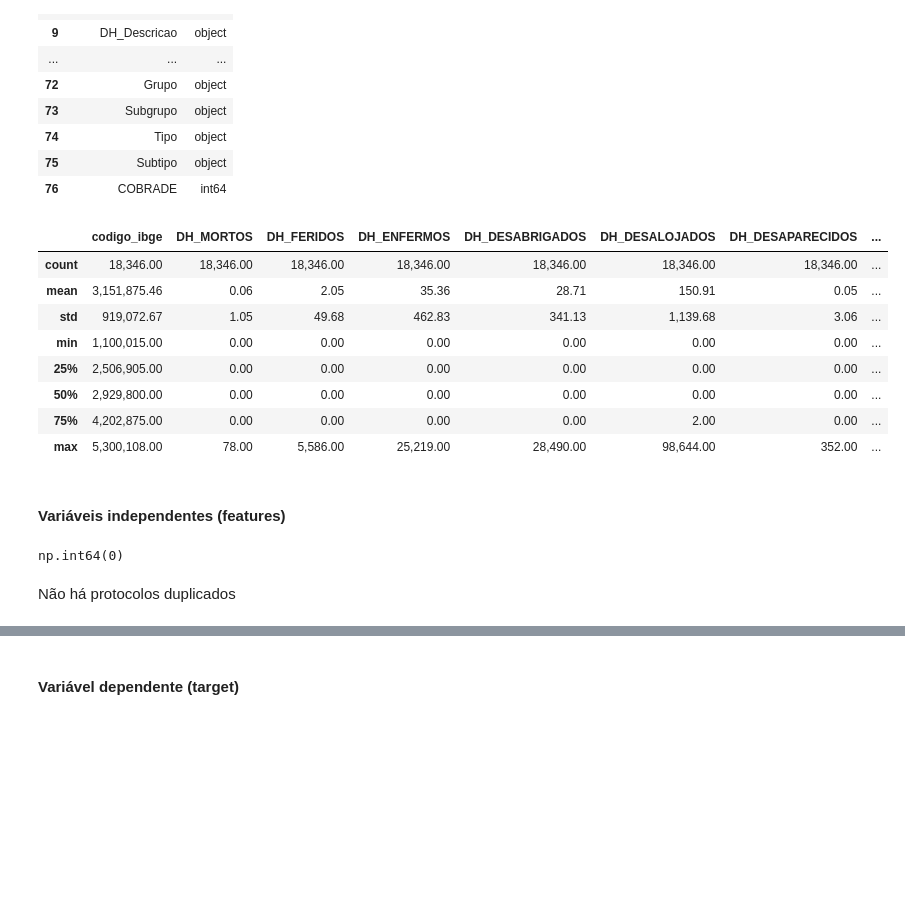
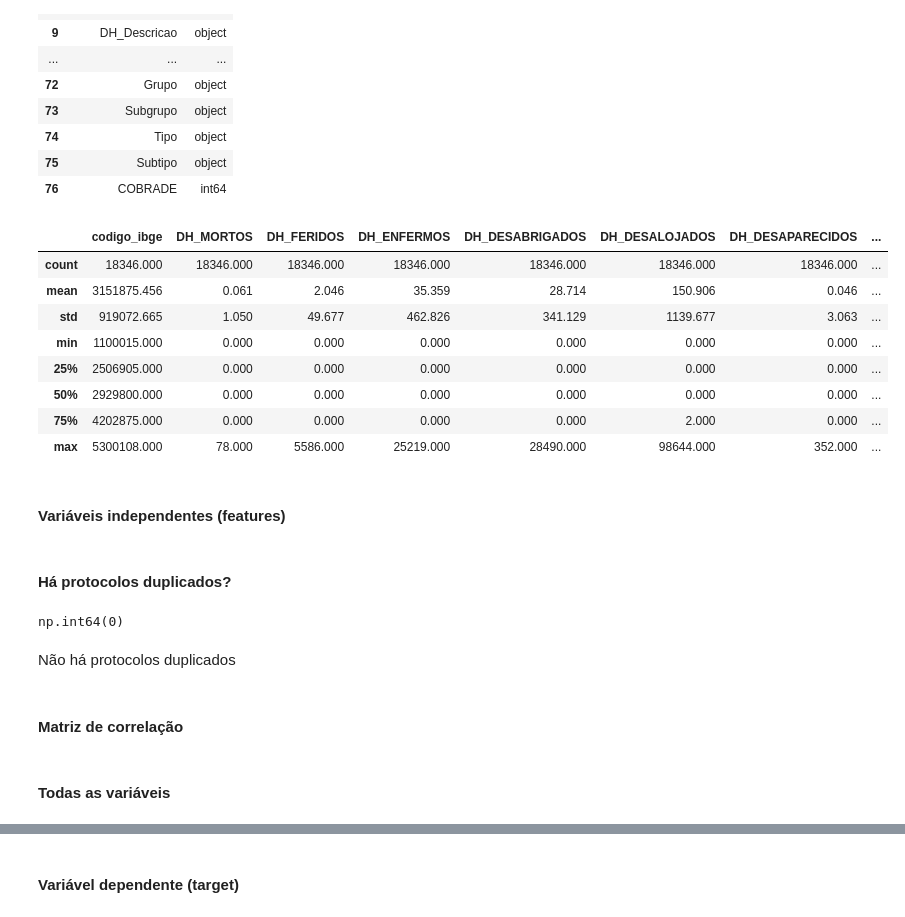
Before and after one commit to brunagmoura/previsaoreconhecimento, a Jupyter notebook: mynewbook/_build/jupyter_execute/AnaliseExploratoria.ipynb, the cells around one changed output, grey strips where cells are left out. Drawn from its saved outputs; the diff is of its cells as text; code cells hidden in the pictures; blank space fills up the shorter version.

```diff
--- a/mynewbook/_build/jupyter_execute/AnaliseExploratoria.ipynb
+++ b/mynewbook/_build/jupyter_execute/AnaliseExploratoria.ipynb
@@ -24,0 +5,33 @@ plt.rcParams['figure.figsize'] = (12, 6)
+# %%
+#Bibliotecas
+import pandas as pd
+import numpy as np
+import seaborn as sns
+import matplotlib.pyplot as plt
+import warnings
+
+#Estilizar conteúdo
+warnings.filterwarnings('ignore')
+
+pd.set_option('display.max_rows', None)
+pd.set_option('display.max_columns', None)
+
+def estilo_tabelas(df, max_altura='300px', casas_decimais=3):
+    return (
+        df.style.set_table_styles(
+            [
+                {'selector': 'thead th', 'props': [('font-size', '12px'), ('text-align', 'center'), ('border-bottom', '2px solid #007BFF')]},  # Azul abaixo do nome das colunas
+                {'selector': 'td', 'props': [('font-size', '10px'), ('text-align', 'center'), ('max-height', '40px'), ('white-space', 'nowrap'), ('text-overflow', 'ellipsis'), ('overflow', 'hidden'), ('max-width', '100px')]},
+                {'selector': 'tr:nth-child(even)', 'props': [('background-color', '#f9f9f9')]},  # Fundo alternado
+                {'selector': 'tr:nth-child(odd)', 'props': [('background-color', '#ffffff')]},
+                {'selector': 'table', 'props': [('width', '90%'), ('margin-left', 'auto'), ('margin-right', 'auto'), ('border-collapse', 'collapse')]},
+                {'selector': 'td, th', 'props': [('border', '1px solid #666')]},  # Bordas cinza escuro
+            ]
+        ).set_properties(
+            **{'background-color': '#f4f4f4', 'border-color': 'darkgray', 'border-style': 'solid', 'border-width': '1px'}
+        ).set_table_attributes(
+            f'style="height:auto; overflow:auto; max-height:{max_altura}; display:block;"'
+        ).format(
+            precision=casas_decimais
+        )
+    )
@@ -35,10 +50,11 @@ dtype = {col: 'object' for col in object_columns}
 df_eventos = pd.read_csv(
     "https://raw.githubusercontent.com/brunagmoura/PrevisorReconhecimento/refs/heads/main/df_eventos_desastres_rec_nrec.csv",
     sep=';',
+    dtype = dtype,
     decimal=',',
-    dtype=dtype)
+)
 
-df_eventos.head(5)
+estilo_tabelas(df_eventos.head(5))
 # %% [output]
 |  | Protocolo_S2iD | Nome_Municipio | Sigla_UF | regiao | Data_Registro | Data_Evento | codigo_ibge | ... |
 | 0 | SC-F-4200903-12200-20141226 | Angelina | SC | Sul | 2015-01-02 00:00:00 | 2015-01-02 | 4200903 | ... |
@@ -71,27 +88,31 @@ df_eventos.dtypes.reset_index().rename(columns={0: '.dtype', 'index': 'Variável
 | 75 | Subtipo | object |
 | 76 | COBRADE | int64 |
 # %%
-display(df_eventos.describe())
+estilo_tabelas(df_eventos.describe())
 # %% [output]
 |  | codigo_ibge | DH_MORTOS | DH_FERIDOS | DH_ENFERMOS | DH_DESABRIGADOS | DH_DESALOJADOS | DH_DESAPARECIDOS | ... |
-| count | 18,346.00 | 18,346.00 | 18,346.00 | 18,346.00 | 18,346.00 | 18,346.00 | 18,346.00 | ... |
-| mean | 3,151,875.46 | 0.06 | 2.05 | 35.36 | 28.71 | 150.91 | 0.05 | ... |
-| std | 919,072.67 | 1.05 | 49.68 | 462.83 | 341.13 | 1,139.68 | 3.06 | ... |
-| min | 1,100,015.00 | 0.00 | 0.00 | 0.00 | 0.00 | 0.00 | 0.00 | ... |
-| 25% | 2,506,905.00 | 0.00 | 0.00 | 0.00 | 0.00 | 0.00 | 0.00 | ... |
-| 50% | 2,929,800.00 | 0.00 | 0.00 | 0.00 | 0.00 | 0.00 | 0.00 | ... |
-| 75% | 4,202,875.00 | 0.00 | 0.00 | 0.00 | 0.00 | 2.00 | 0.00 | ... |
-| max | 5,300,108.00 | 78.00 | 5,586.00 | 25,219.00 | 28,490.00 | 98,644.00 | 352.00 | ... |
+| count | 18346.000 | 18346.000 | 18346.000 | 18346.000 | 18346.000 | 18346.000 | 18346.000 | ... |
+| mean | 3151875.456 | 0.061 | 2.046 | 35.359 | 28.714 | 150.906 | 0.046 | ... |
+| std | 919072.665 | 1.050 | 49.677 | 462.826 | 341.129 | 1139.677 | 3.063 | ... |
+| min | 1100015.000 | 0.000 | 0.000 | 0.000 | 0.000 | 0.000 | 0.000 | ... |
+| 25% | 2506905.000 | 0.000 | 0.000 | 0.000 | 0.000 | 0.000 | 0.000 | ... |
+| 50% | 2929800.000 | 0.000 | 0.000 | 0.000 | 0.000 | 0.000 | 0.000 | ... |
+| 75% | 4202875.000 | 0.000 | 0.000 | 0.000 | 0.000 | 2.000 | 0.000 | ... |
+| max | 5300108.000 | 78.000 | 5586.000 | 25219.000 | 28490.000 | 98644.000 | 352.000 | ... |
 # %% [markdown]
 #### Variáveis independentes (features)
-# %%
-#Verificar se há protocolos duplicados
-
-df_eventos["Protocolo_S2iD"].duplicated().sum()
-# %% [output]
-np.int64(0)
+# %% [markdown]
+#### Há protocolos duplicados?
+# %%
+df_eventos["Protocolo_S2iD"].duplicated().sum()
+# %% [output]
+np.int64(0)
 # %% [markdown]
 Não há protocolos duplicados
+# %% [markdown]
+#### Matriz de correlação
+# %% [markdown]
+#### Todas as variáveis
 # %%
 # Correlação entre as variáveis independentes
 
```
Also changed, not shown: parts of 14 cells of this notebook, 47 other files.
